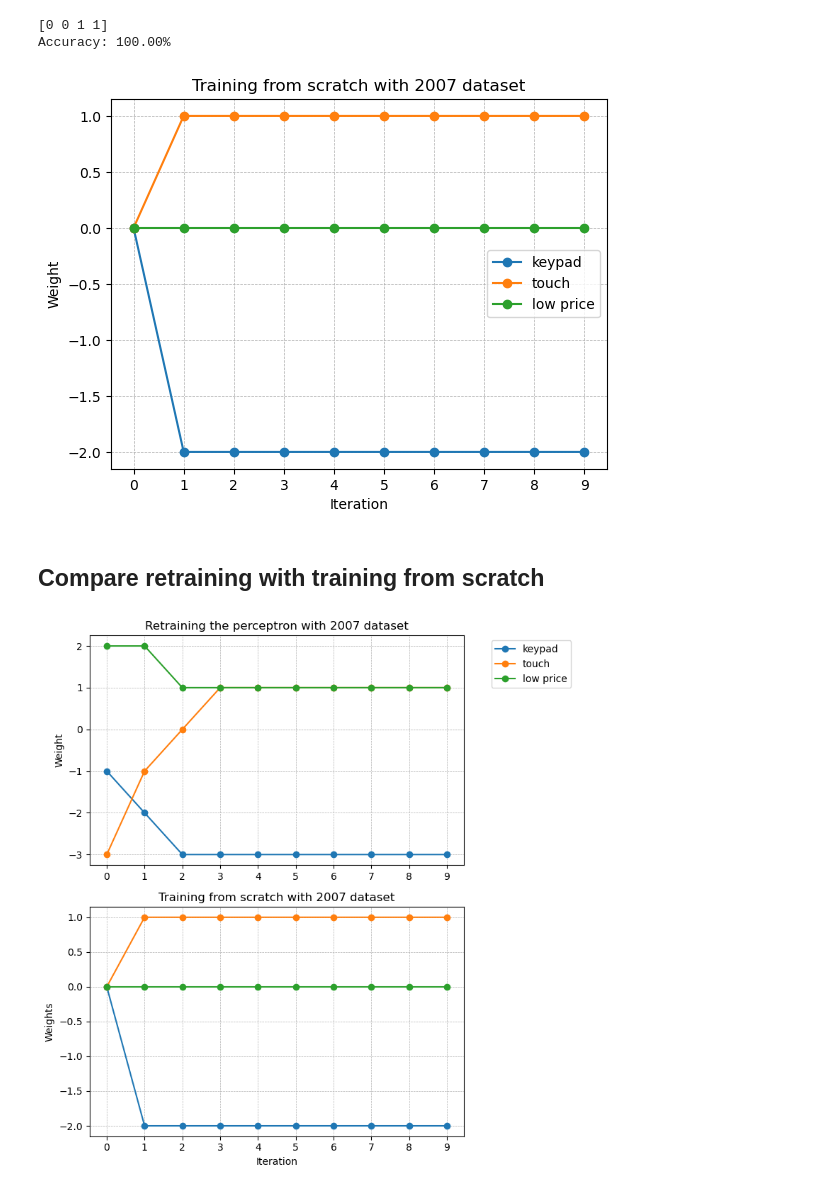
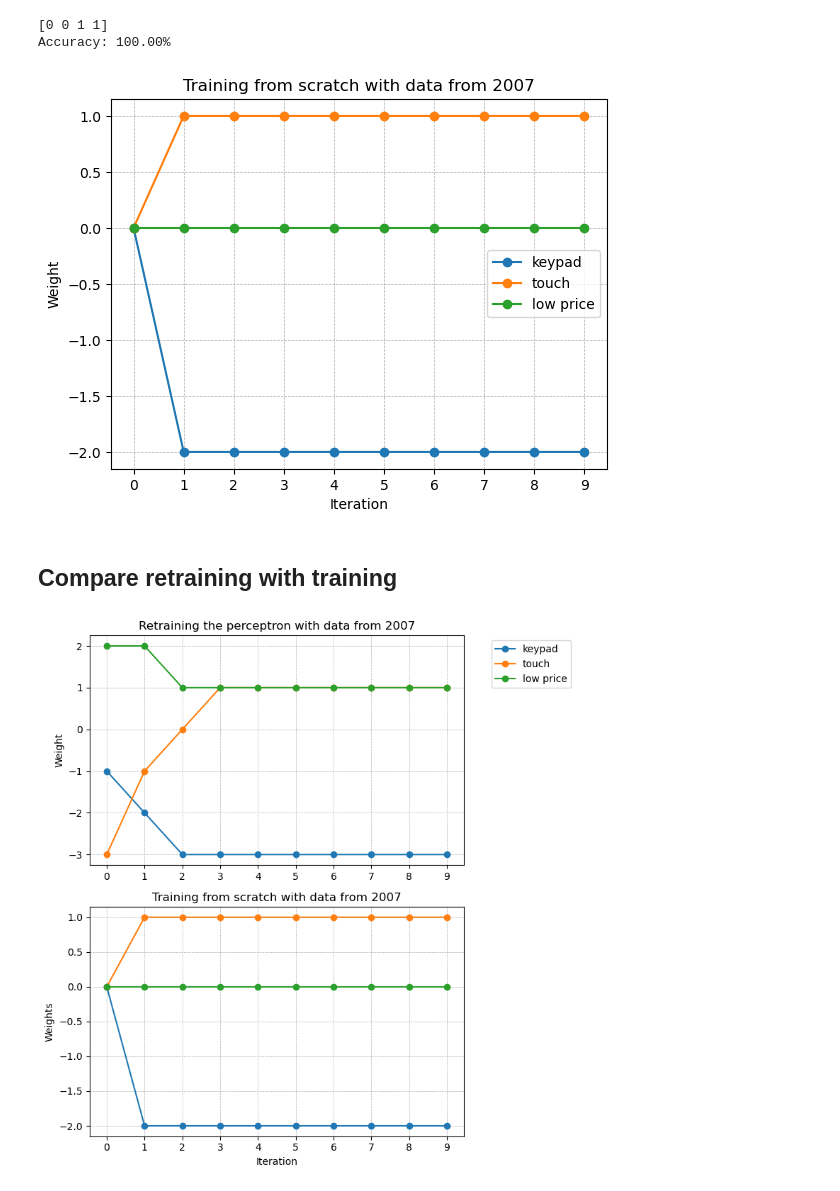
Before and after one commit to c4ristian/retrain, a Jupyter notebook: retrain_phones.ipynb, the cells around one changed output. Cells and saved outputs as stored; diff of their text form; code cells hidden in the pictures.

```diff
--- a/retrain_phones.ipynb
+++ b/retrain_phones.ipynb
@@ -214,37 +214,37 @@ print(f"Accuracy: {accuracy * 100:.2f}%")
 Accuracy: 100.00%
 # %%
 # Plot training process
-plt.title("Training from scratch with 2007 dataset")
+plt.title("Training from scratch with data from 2007")
 plt.plot(weights_new['iteration'], weights_new['keypad'], label='keypad', marker='o')
 plt.plot(weights_new['iteration'], weights_new['touch'], label='touch', marker='o')
 plt.plot(weights_new['iteration'], weights_new['low_price'], label='low price', marker='o')
 plt.xlabel('Iteration')
-plt.ylabel('Weight')
+plt.ylabel('Weights')
 plt.legend()
 plt.grid(True, which='both', linestyle='--', linewidth=0.5)
 plt.xticks(weights_new['iteration'])
 plt.show()
 # %% [output]
-[figure, old version]
+[figure, new version]
 # %% [markdown]
-## Compare retraining with training from scratch
+## Compare retraining with training
 # %%
 # Plot both learning processes in one chart
 fig, axs = plt.subplots(2, 1, figsize=(8, 8))
 
 # Plotting for the first dataset in the top subplot
-axs[0].set_title('Retraining the perceptron with 2007 dataset')
+axs[0].set_title('Retraining the perceptron with data from 2007')
 axs[0].plot(weights_changed['iteration'], weights_changed['keypad'], label='keypad', marker='o')
 axs[0].plot(weights_changed['iteration'], weights_changed['touch'], label='touch', marker='o')
 axs[0].plot(weights_changed['iteration'], weights_changed['low_price'], label='low price', marker='o')
 axs[0].set_xlabel('')
-axs[0].set_ylabel('Weight')
+axs[0].set_ylabel('Weights')
 axs[0].legend(loc='upper right', bbox_to_anchor=(1.3, 1))
 axs[0].grid(True, which='both', linestyle='--', linewidth=0.5)
 axs[0].set_xticks(weights_changed['iteration'])
 
 # Plotting for the second dataset in the bottom subplot
-axs[1].set_title('Training from scratch with 2007 dataset')
+axs[1].set_title('Training from scratch with data from 2007')
 axs[1].plot(weights_new['iteration'], weights_new['keypad'], label='keypad', marker='o')
 axs[1].plot(weights_new['iteration'], weights_new['touch'], label='touch', marker='o')
 axs[1].plot(weights_new['iteration'], weights_new['low_price'], label='low price', marker='o')
@@ -261,4 +261,4 @@ plt.tight_layout()
 plt.savefig(IMG_COMPARISON_PATH, dpi=300)
 plt.show()
 # %% [output]
-[figure, old version]
+[figure, new version]
```
Also changed, not shown: parts of 9 cells of this notebook.
